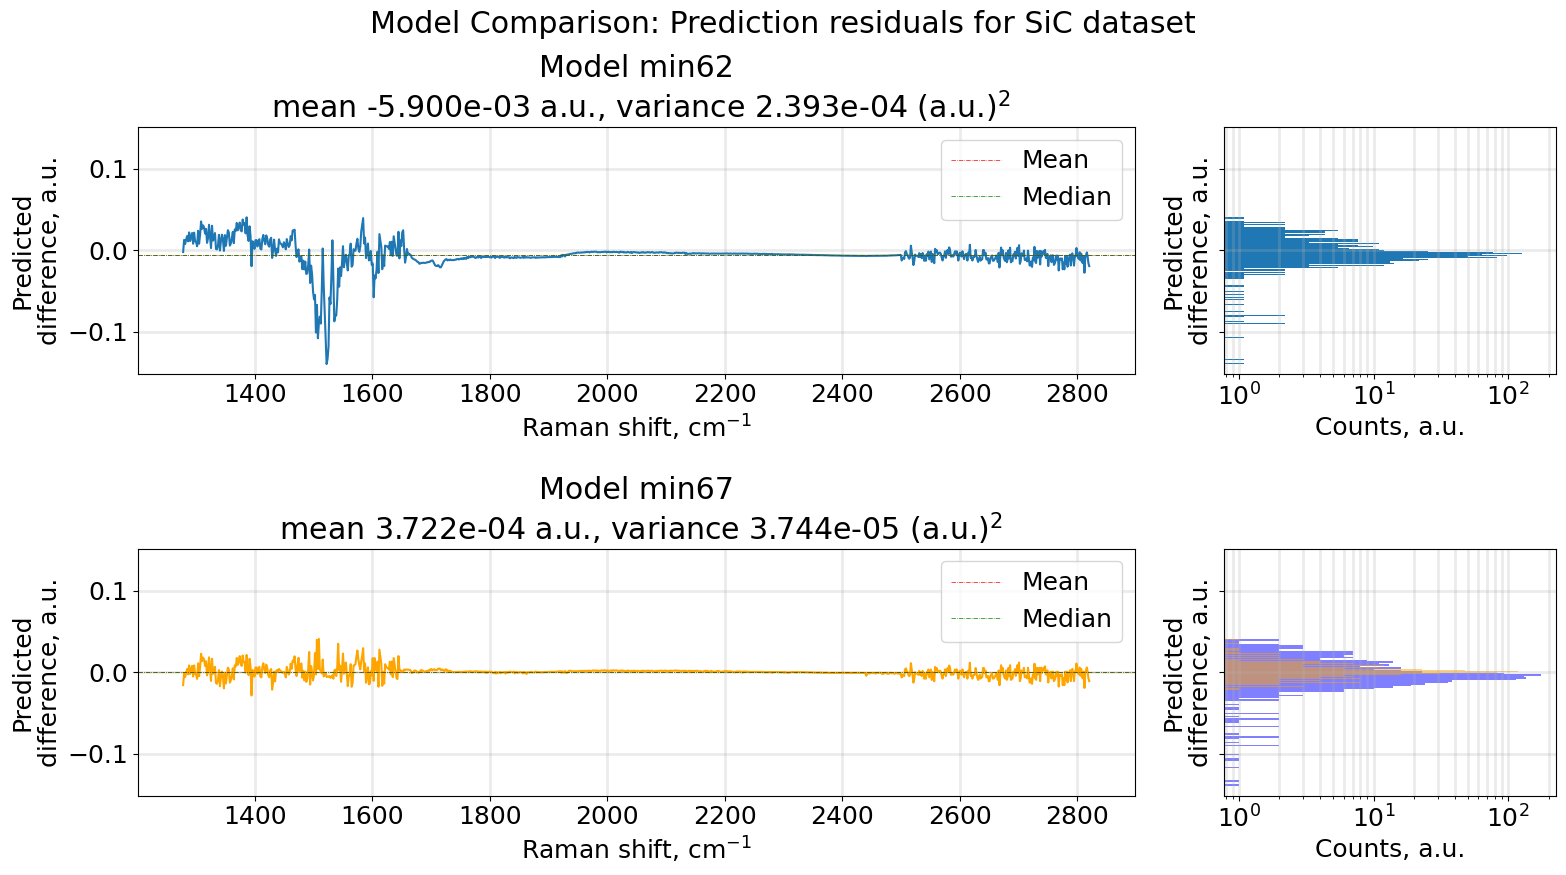
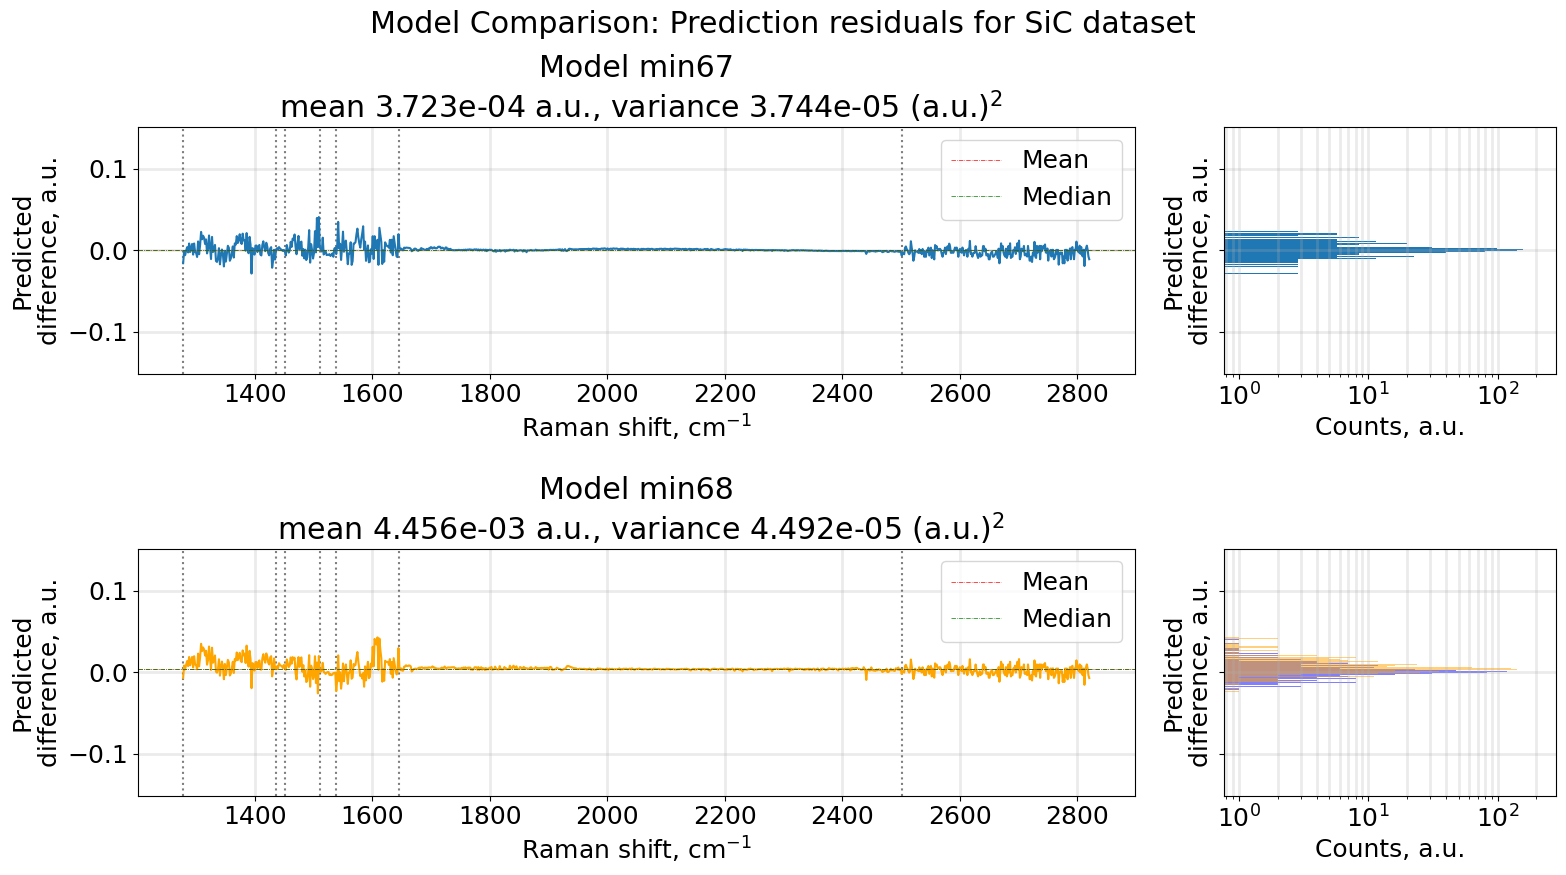
Code edit (unified diff) that turned the first committed figure into the second:
--- before
+++ after
@@ -9,4 +9,20 @@
     ax.grid(visible=True, which='both', axis='both', linestyle='-', linewidth=2, alpha=0.25)
     ax.set_ylabel("Predicted\ndifference, a.u.")
+
+
+# masks
+wave_number = dummy_dataset['wave_number']
+if np.max(np.abs(wave_number)) < 10:
+    wave_number = wave_number * 800 + 2000
+mask_boundaries1 = np.argwhere(
+    np.diff(predictions1[0]["mask"], prepend=np.array([True]))
+)
+for bdr in mask_boundaries1:
+    axes[0, 0].axvline(x=wave_number[bdr[0]], color="k", alpha=0.5, linestyle=":")
+mask_boundaries2 = np.argwhere(
+    np.diff(predictions2[0]["mask"], prepend=np.array([True]))
+)
+for bdr in mask_boundaries2:
+    axes[1, 0].axvline(x=wave_number[bdr[0]], color="k", alpha=0.5, linestyle=":")
 
 axes[0, 0].plot(dummy_dataset['wave_number'].values, predictions1[0]['predicted_difference'])

Commit: Did model comparison on Franklin. best - min67